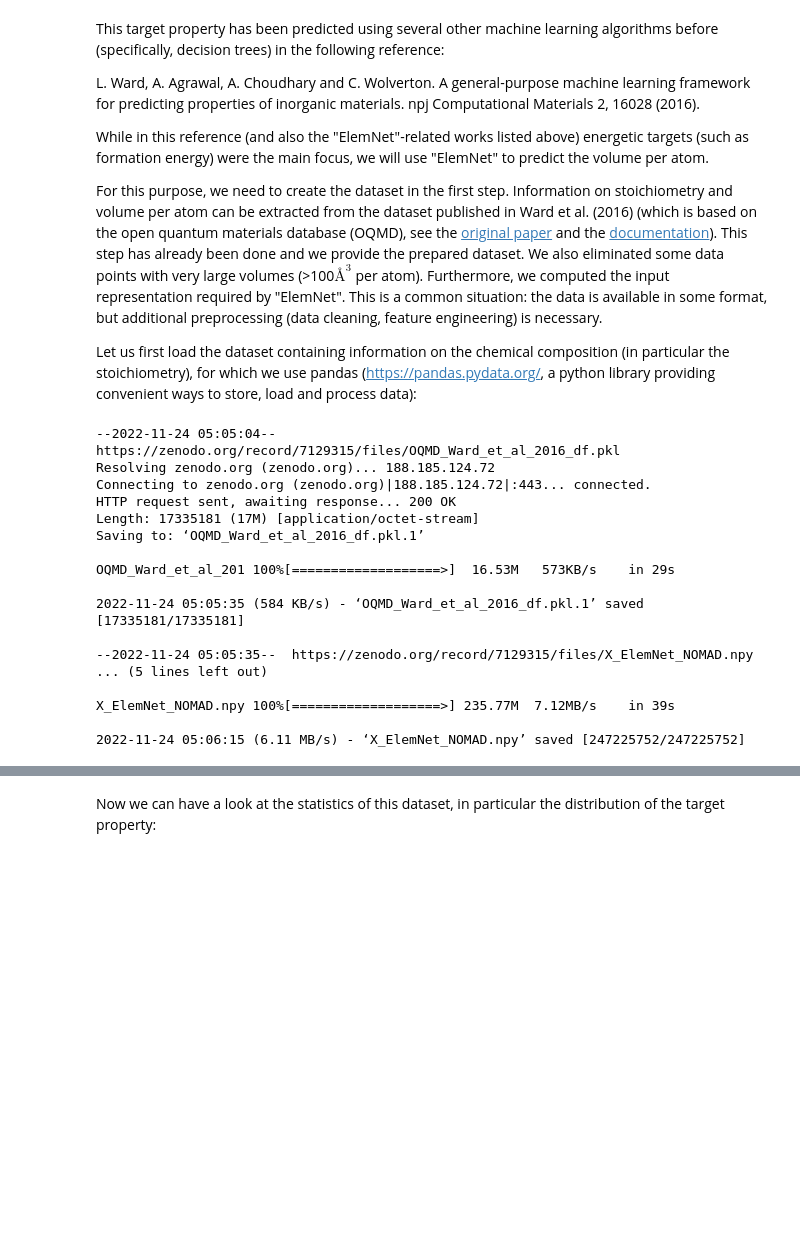
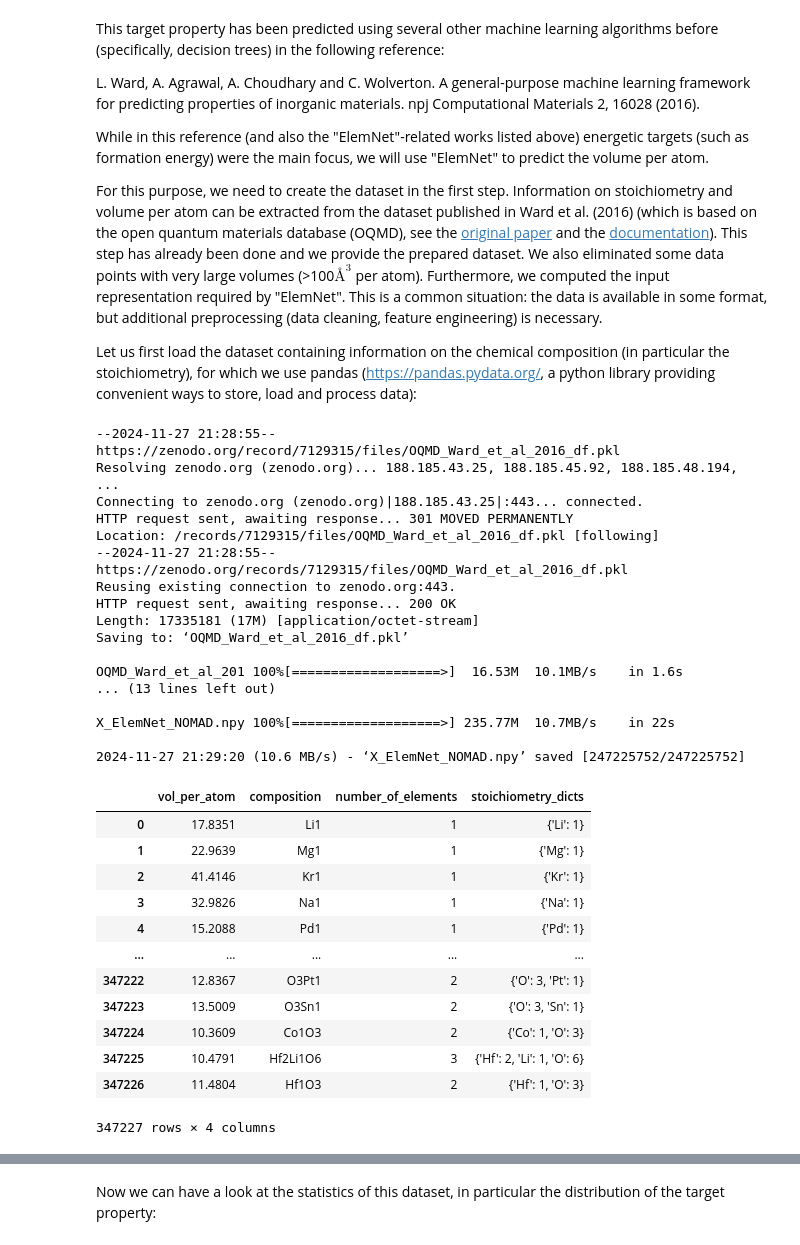
Before and after one commit to dgolze/m19_notebooks, a Jupyter notebook: exercises/machine_learning_2/ML_for_chemistry_2.ipynb, the cells around one changed output, grey strips where cells are left out. Drawn from its saved outputs; the diff is of its cells as text; code cells hidden in the pictures; blank space fills up the shorter version.

```diff
--- a/exercises/machine_learning_2/ML_for_chemistry_2.ipynb
+++ b/exercises/machine_learning_2/ML_for_chemistry_2.ipynb
@@ -99,9 +127,4 @@ Let us first load the dataset containing information on the chemical composition
 # %%
-def zenodo_data_loader():
-  !wget https://zenodo.org/record/7129315/files/OQMD_Ward_et_al_2016_df.pkl
-  !wget https://zenodo.org/record/7129315/files/X_ElemNet_NOMAD.npy
-
-
 def data_loader():
 
   zenodo_data_loader()
@@ -114,20 +137,36 @@ def data_loader():
 
 X_ElemNet, df = data_loader()
 # %% [output]
---2022-11-24 05:05:04--  https://zenodo.org/record/7129315/files/OQMD_Ward_et_al_2016_df.pkl
-Resolving zenodo.org (zenodo.org)... 188.185.124.72
-Connecting to zenodo.org (zenodo.org)|188.185.124.72|:443... connected.
+--2024-11-27 21:28:55--  https://zenodo.org/record/7129315/files/OQMD_Ward_et_al_2016_df.pkl
+Resolving zenodo.org (zenodo.org)... 188.185.43.25, 188.185.45.92, 188.185.48.194, ...
+Connecting to zenodo.org (zenodo.org)|188.185.43.25|:443... connected.
+HTTP request sent, awaiting response... 301 MOVED PERMANENTLY
+Location: /records/7129315/files/OQMD_Ward_et_al_2016_df.pkl [following]
+--2024-11-27 21:28:55--  https://zenodo.org/records/7129315/files/OQMD_Ward_et_al_2016_df.pkl
+Reusing existing connection to zenodo.org:443.
 HTTP request sent, awaiting response... 200 OK
 Length: 17335181 (17M) [application/octet-stream]
-Saving to: ‘OQMD_Ward_et_al_2016_df.pkl.1’
+Saving to: ‘OQMD_Ward_et_al_2016_df.pkl’
 
-OQMD_Ward_et_al_201 100%[===================>]  16.53M   573KB/s    in 29s
+OQMD_Ward_et_al_201 100%[===================>]  16.53M  10.1MB/s    in 1.6s
+... (13 lines left out)
 
-2022-11-24 05:05:35 (584 KB/s) - ‘OQMD_Ward_et_al_2016_df.pkl.1’ saved [17335181/17335181]
+X_ElemNet_NOMAD.npy 100%[===================>] 235.77M  10.7MB/s    in 22s
 
---2022-11-24 05:05:35--  https://zenodo.org/record/7129315/files/X_ElemNet_NOMAD.npy
-... (5 lines left out)
-
-X_ElemNet_NOMAD.npy 100%[===================>] 235.77M  7.12MB/s    in 39s
-
-2022-11-24 05:06:15 (6.11 MB/s) - ‘X_ElemNet_NOMAD.npy’ saved [247225752/247225752]
+2024-11-27 21:29:20 (10.6 MB/s) - ‘X_ElemNet_NOMAD.npy’ saved [247225752/247225752]
+# %%
+df
+# %% [output]
+|  | vol_per_atom | composition | number_of_elements | stoichiometry_dicts |
+| 0 | 17.8351 | Li1 | 1 | {'Li': 1} |
+| 1 | 22.9639 | Mg1 | 1 | {'Mg': 1} |
+| 2 | 41.4146 | Kr1 | 1 | {'Kr': 1} |
+| 3 | 32.9826 | Na1 | 1 | {'Na': 1} |
+| 4 | 15.2088 | Pd1 | 1 | {'Pd': 1} |
+| ... | ... | ... | ... | ... |
+| 347222 | 12.8367 | O3Pt1 | 2 | {'O': 3, 'Pt': 1} |
+| 347223 | 13.5009 | O3Sn1 | 2 | {'O': 3, 'Sn': 1} |
+| 347224 | 10.3609 | Co1O3 | 2 | {'Co': 1, 'O': 3} |
+| 347225 | 10.4791 | Hf2Li1O6 | 3 | {'Hf': 2, 'Li': 1, 'O': 6} |
+| 347226 | 11.4804 | Hf1O3 | 2 | {'Hf': 1, 'O': 3} |
+347227 rows × 4 columns
```
Also changed, not shown: parts of 15 cells of this notebook, 2 other files.
